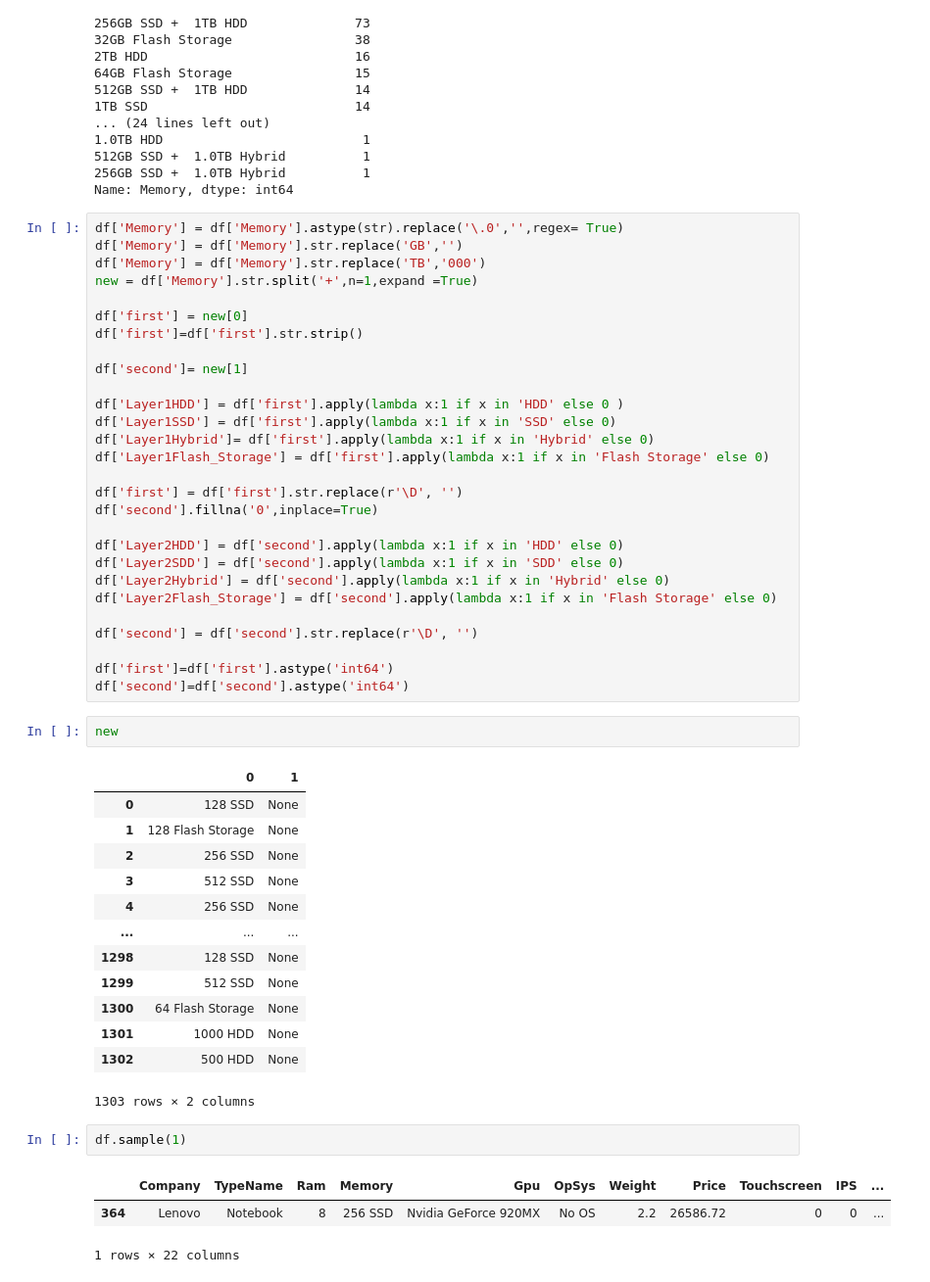
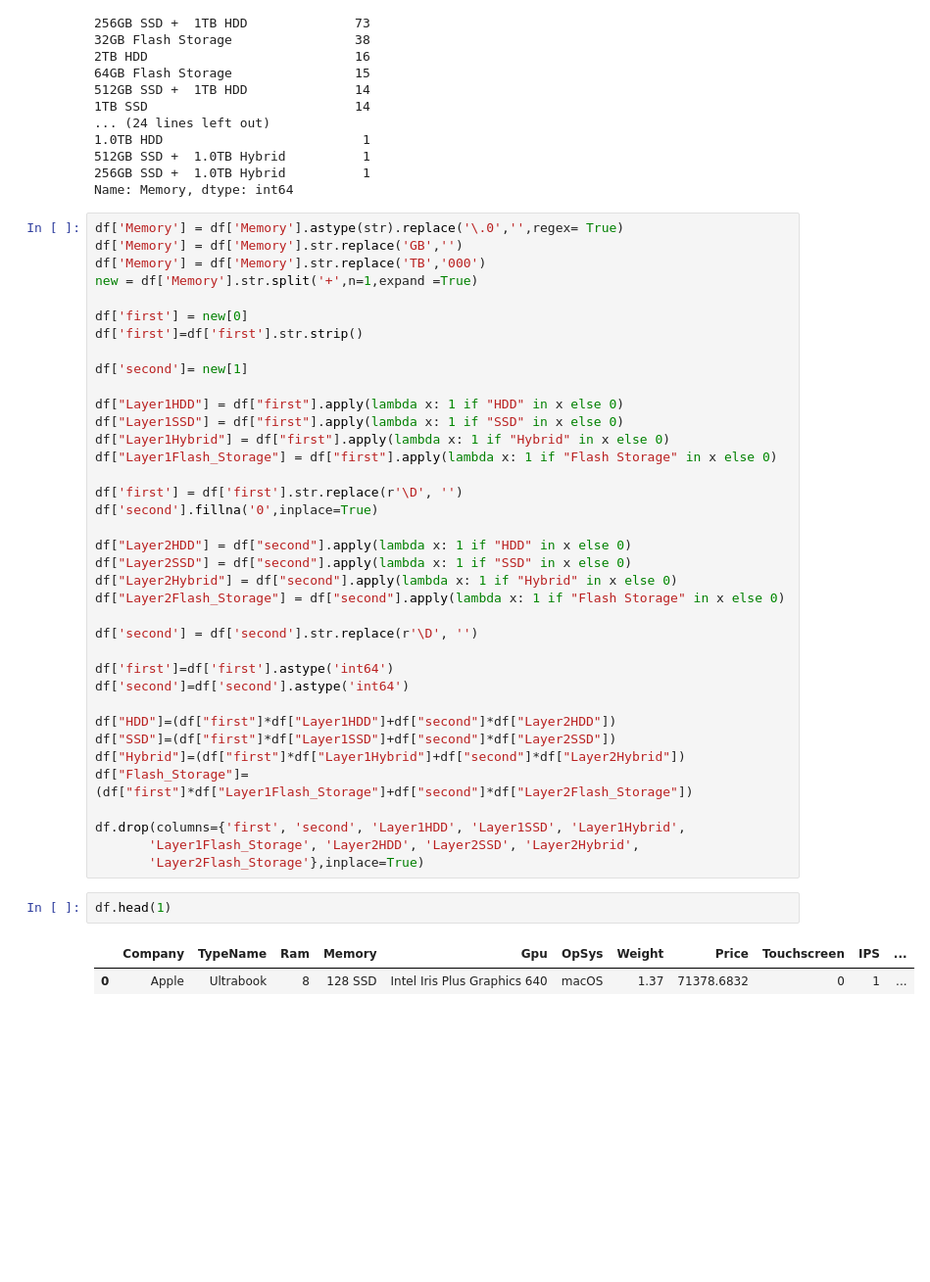
Before and after one commit to danishmeh/CampusX-ML, a Jupyter notebook: Laptop price prediction prooject/labtop.ipynb, the cells around one changed output. Shown at 98% size. Cells and saved outputs as stored; diff of their text form; blank space fills up the shorter version.

```diff
--- a/Laptop price prediction prooject/labtop.ipynb
+++ b/Laptop price prediction prooject/labtop.ipynb
@@ -325,42 +325,34 @@ df['first']=df['first'].str.strip()
 
 df['second']= new[1]
 
-df['Layer1HDD'] = df['first'].apply(lambda x:1 if x in 'HDD' else 0 )
-df['Layer1SSD'] = df['first'].apply(lambda x:1 if x in 'SSD' else 0)
-df['Layer1Hybrid']= df['first'].apply(lambda x:1 if x in 'Hybrid' else 0)
-df['Layer1Flash_Storage'] = df['first'].apply(lambda x:1 if x in 'Flash Storage' else 0)
+df["Layer1HDD"] = df["first"].apply(lambda x: 1 if "HDD" in x else 0)
+df["Layer1SSD"] = df["first"].apply(lambda x: 1 if "SSD" in x else 0)
+df["Layer1Hybrid"] = df["first"].apply(lambda x: 1 if "Hybrid" in x else 0)
+df["Layer1Flash_Storage"] = df["first"].apply(lambda x: 1 if "Flash Storage" in x else 0)
 
 df['first'] = df['first'].str.replace(r'\D', '')
 df['second'].fillna('0',inplace=True)
 
-df['Layer2HDD'] = df['second'].apply(lambda x:1 if x in 'HDD' else 0)
-df['Layer2SDD'] = df['second'].apply(lambda x:1 if x in 'SDD' else 0)
-df['Layer2Hybrid'] = df['second'].apply(lambda x:1 if x in 'Hybrid' else 0)
-df['Layer2Flash_Storage'] = df['second'].apply(lambda x:1 if x in 'Flash Storage' else 0)
+df["Layer2HDD"] = df["second"].apply(lambda x: 1 if "HDD" in x else 0)
+df["Layer2SSD"] = df["second"].apply(lambda x: 1 if "SSD" in x else 0)
+df["Layer2Hybrid"] = df["second"].apply(lambda x: 1 if "Hybrid" in x else 0)
+df["Layer2Flash_Storage"] = df["second"].apply(lambda x: 1 if "Flash Storage" in x else 0)
 
 df['second'] = df['second'].str.replace(r'\D', '')
 
 df['first']=df['first'].astype('int64')
 df['second']=df['second'].astype('int64')
+
+df["HDD"]=(df["first"]*df["Layer1HDD"]+df["second"]*df["Layer2HDD"])
+df["SSD"]=(df["first"]*df["Layer1SSD"]+df["second"]*df["Layer2SSD"])
+df["Hybrid"]=(df["first"]*df["Layer1Hybrid"]+df["second"]*df["Layer2Hybrid"])
+df["Flash_Storage"]=(df["first"]*df["Layer1Flash_Storage"]+df["second"]*df["Layer2Flash_Storage"])
+
+df.drop(columns={'first', 'second', 'Layer1HDD', 'Layer1SSD', 'Layer1Hybrid',
+       'Layer1Flash_Storage', 'Layer2HDD', 'Layer2SSD', 'Layer2Hybrid',
+       'Layer2Flash_Storage'},inplace=True)
-# %%
-new
-# %% [output]
-|  | 0 | 1 |
-| 0 | 128 SSD | None |
-| 1 | 128 Flash Storage | None |
-| 2 | 256 SSD | None |
-| 3 | 512 SSD | None |
-| 4 | 256 SSD | None |
-| ... | ... | ... |
-| 1298 | 128 SSD | None |
-| 1299 | 512 SSD | None |
-| 1300 | 64 Flash Storage | None |
-| 1301 | 1000 HDD | None |
-| 1302 | 500 HDD | None |
-1303 rows × 2 columns
 # %%
-df.sample(1)
+df.head(1)
 # %% [output]
 |  | Company | TypeName | Ram | Memory | Gpu | OpSys | Weight | Price | Touchscreen | IPS | ... |
-| 364 | Lenovo | Notebook | 8 | 256 SSD | Nvidia GeForce 920MX | No OS | 2.2 | 26586.72 | 0 | 0 | ... |
+| 0 | Apple | Ultrabook | 8 | 128 SSD | Intel Iris Plus Graphics 640 | macOS | 1.37 | 71378.6832 | 0 | 1 | ... |
-1 rows × 22 columns
```
Also changed, not shown: parts of 24 cells of this notebook.
